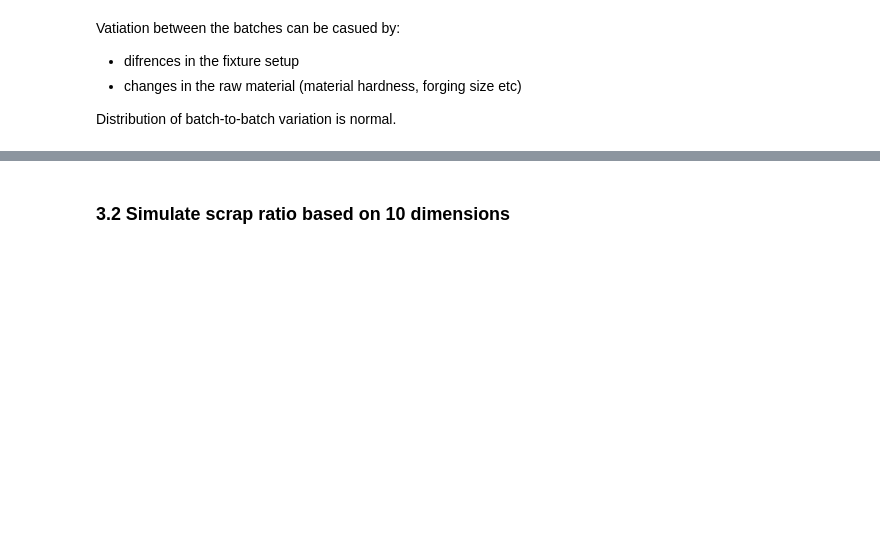
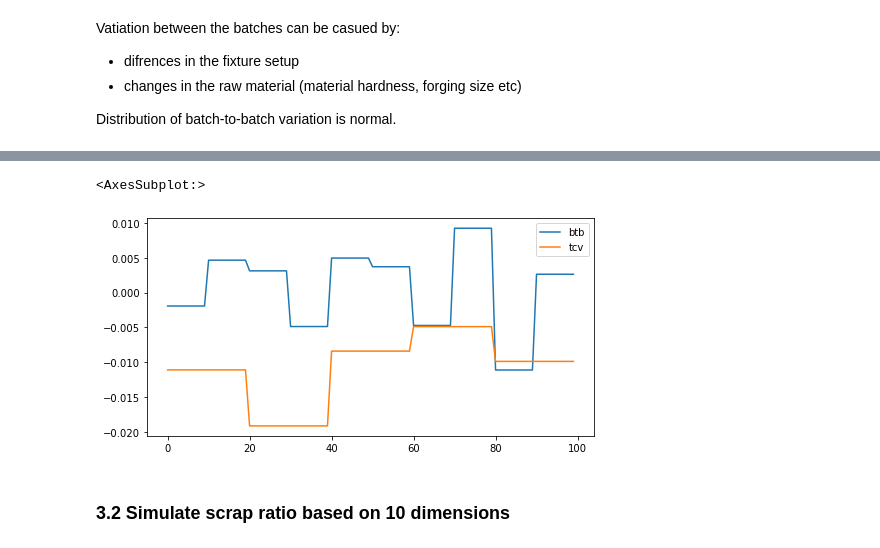
Before and after one commit to przemekbil/PfDA_2021_project, a Jupyter notebook: Project.ipynb, the cells around one changed output, grey strips where cells are left out. Drawn from its saved outputs; the diff is of its cells as text; code cells hidden in the pictures; blank space fills up the shorter version.

```diff
--- a/Project.ipynb
+++ b/Project.ipynb
@@ -316,3 +322,30 @@ o = xmr(dim1.loc[:,'measured'])
+# %%
+# define tool life: how many lots can be processed by one tool
+tool_life = 2
+# tool tolerance
+# Example tool tolerances: http://www.mitsubishicarbide.com/en/technical_information/tec_rotating_tools/face_mills/tec_milling_guide/tec_milling_tolerance
+tool_tol = 0.02
+# %%
+# Distribution of changes in tool sizes will be pooled from uniform distribution from interval -tool_tol to 0
+nr_of_tools = int(np.ceil(nr_lots/tool_life))
+tools = np.random.uniform(-tool_tol, 0 , nr_of_tools)
+
+# add the same adjustment to each part processed by one tool: tool_life * nr_in_lot - tool_life is in number of lots
+part = 0
+for t in tools:
+    for p in range(nr_in_lot * tool_life):
+        dim1.loc[part, 'tcv'] = t
+        part = part + 1
+        # when the ratio nr_lots/tool_life is not an integer, additional rows would be created by this loop
+        # exiting the loop when part count reaches nr_lots*nr_in_lot
+        if part==nr_lots*nr_in_lot:
+            break
+# %%
+# Compare the impact from batch-to-batch variation with tool-change variation
+dim1[['btb','tcv']].plot()
+# %% [output]
+<AxesSubplot:>
+[figure, added]
 # %% [markdown]
 <a id="par3.2"></a>
 ### 3.2 Simulate scrap ratio based on 10 dimensions
```
Also changed, not shown: parts of 7 cells of this notebook.
